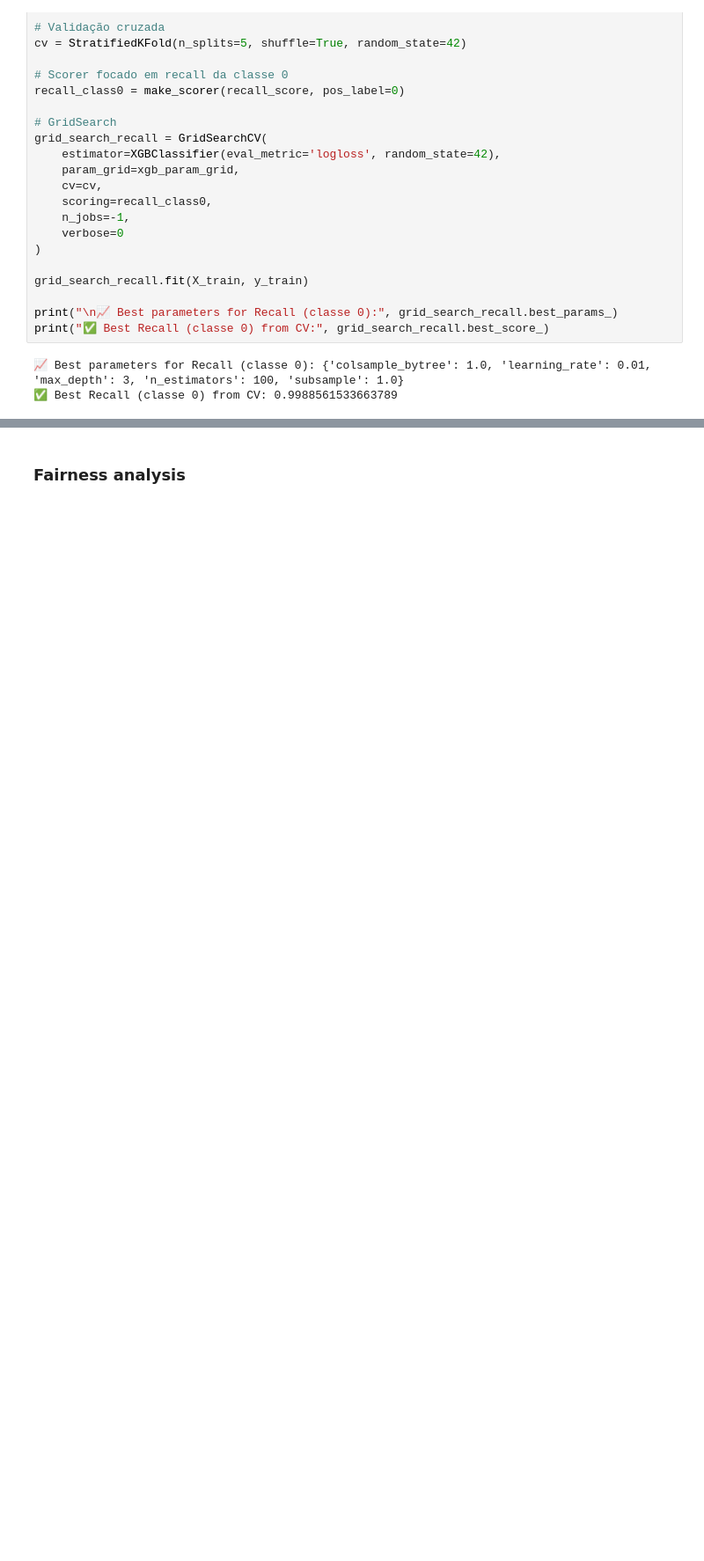
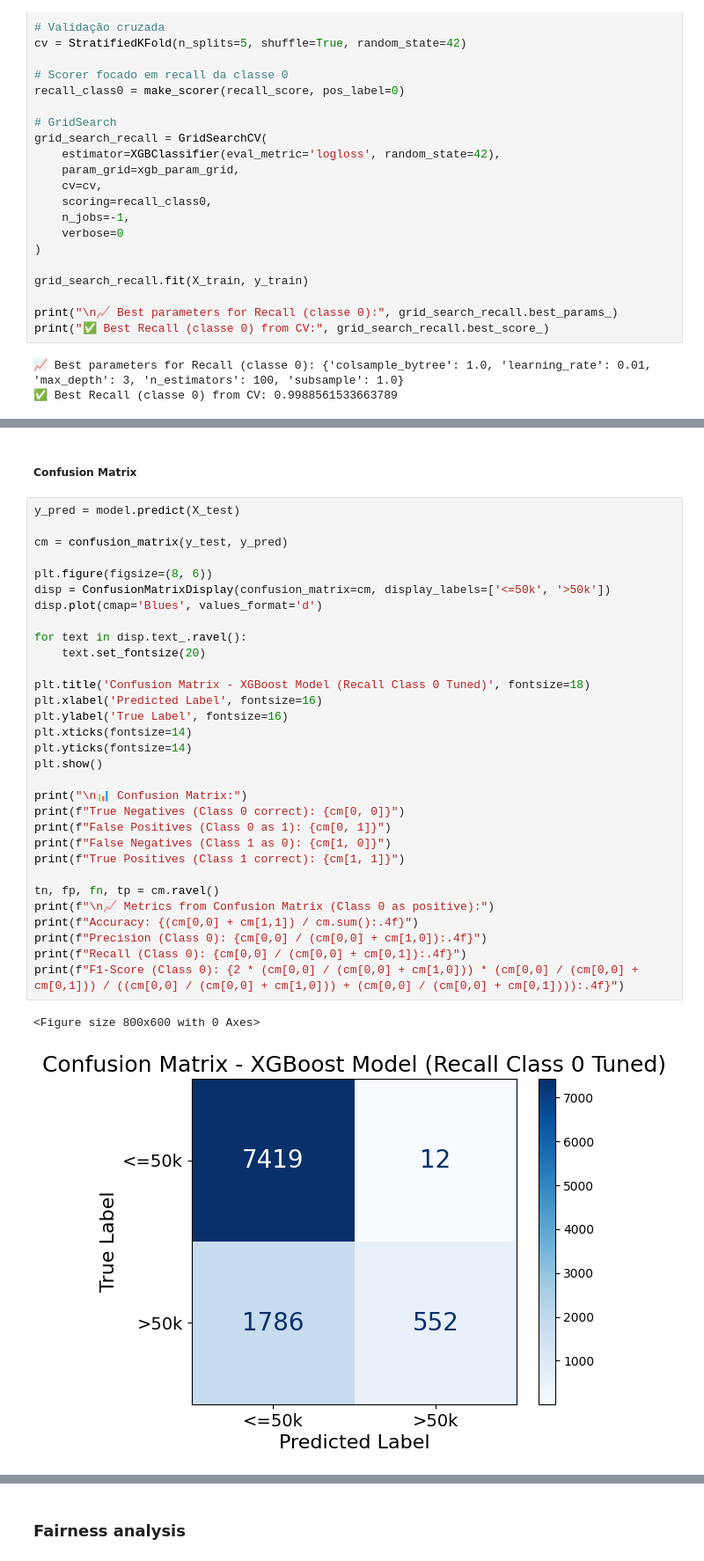
Before and after one commit to xHuGODx/TAA-Project, a Jupyter notebook: adult_dataset.ipynb, the cells around one changed output, grey strips where cells are left out. Shown at 88% size. Drawn from its saved outputs; the diff is of its cells as text; blank space fills up the shorter version.

```diff
--- a/adult_dataset.ipynb
+++ b/adult_dataset.ipynb
@@ -1603,0 +1676,36 @@ df1_raw  0.8161 ± 0.0023  0.806 ± 0.002  0.9986 ± 0.0003  0.892 ± 0.0012  0.
+# %% [markdown]
+##### Confusion Matrix
+# %%
+y_pred = model.predict(X_test)
+
+cm = confusion_matrix(y_test, y_pred)
+
+plt.figure(figsize=(8, 6))
+disp = ConfusionMatrixDisplay(confusion_matrix=cm, display_labels=['<=50k', '>50k'])
+disp.plot(cmap='Blues', values_format='d')
+
+for text in disp.text_.ravel():
+    text.set_fontsize(20)
+
+plt.title('Confusion Matrix - XGBoost Model (Recall Class 0 Tuned)', fontsize=18)
+plt.xlabel('Predicted Label', fontsize=16)
+plt.ylabel('True Label', fontsize=16)
+plt.xticks(fontsize=14)
+plt.yticks(fontsize=14)
+plt.show()
+
+print("\n📊 Confusion Matrix:")
+print(f"True Negatives (Class 0 correct): {cm[0, 0]}")
+print(f"False Positives (Class 0 as 1): {cm[0, 1]}")
+print(f"False Negatives (Class 1 as 0): {cm[1, 0]}")
+print(f"True Positives (Class 1 correct): {cm[1, 1]}")
+
+tn, fp, fn, tp = cm.ravel()
+print(f"\n📈 Metrics from Confusion Matrix (Class 0 as positive):")
+print(f"Accuracy: {(cm[0,0] + cm[1,1]) / cm.sum():.4f}")
+print(f"Precision (Class 0): {cm[0,0] / (cm[0,0] + cm[1,0]):.4f}")
+print(f"Recall (Class 0): {cm[0,0] / (cm[0,0] + cm[0,1]):.4f}")
+print(f"F1-Score (Class 0): {2 * (cm[0,0] / (cm[0,0] + cm[1,0])) * (cm[0,0] / (cm[0,0] + cm[0,1])) / ((cm[0,0] / (cm[0,0] + cm[1,0])) + (cm[0,0] / (cm[0,0] + cm[0,1]))):.4f}")
+# %% [output]
+<Figure size 800x600 with 0 Axes>
+[figure, added]
```
Also changed, not shown: parts of 31 cells of this notebook.
